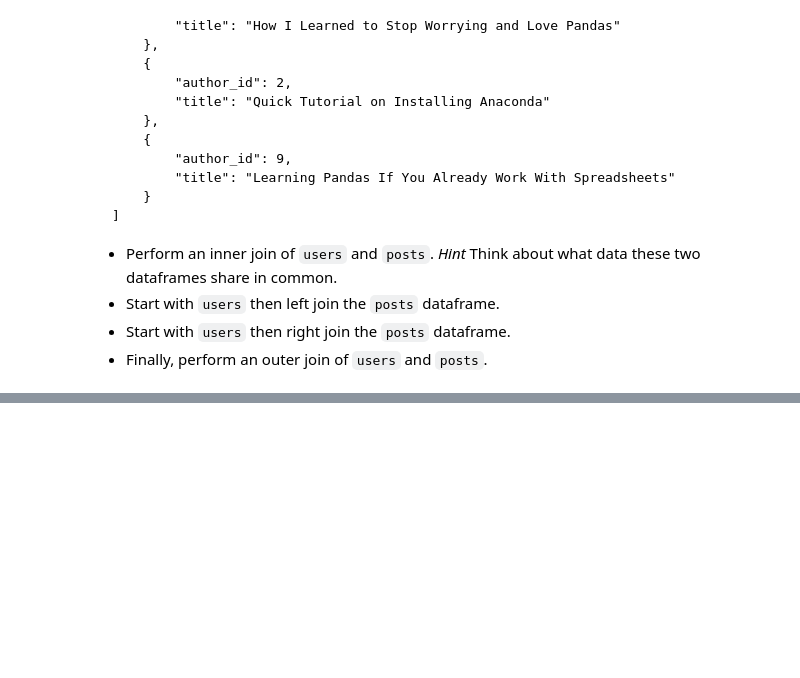
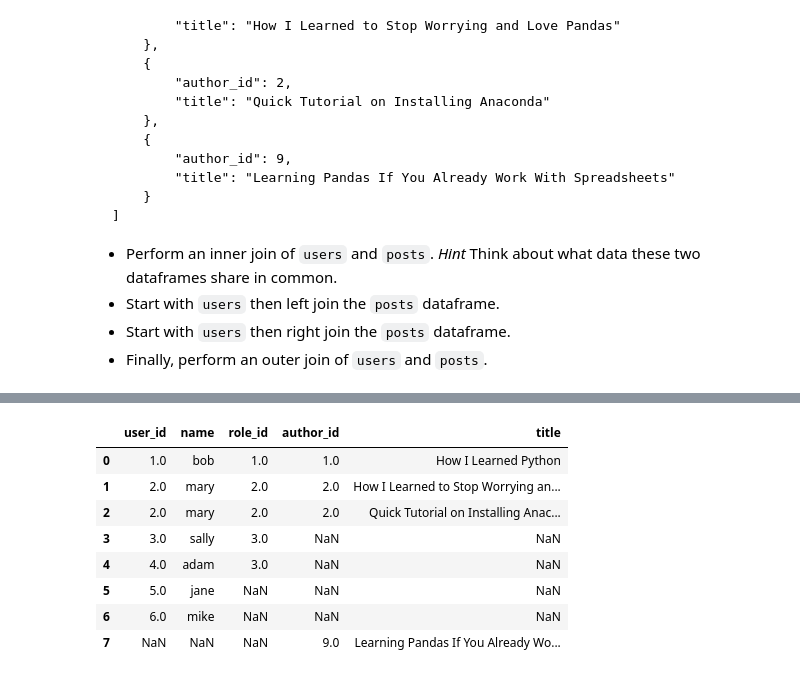
Before and after one commit to RioCasanova/Anaconda-Courses, a Jupyter notebook: intro_to_pandas/intro_advanced_dataframes.ipynb, the cells around one changed output, grey strips where cells are left out. Cells and saved outputs as stored; diff of their text form; code cells hidden in the pictures; blank space fills up the shorter version.

```diff
--- a/intro_to_pandas/intro_advanced_dataframes.ipynb
+++ b/intro_to_pandas/intro_advanced_dataframes.ipynb
@@ -157,2 +281,21 @@ roles.merge(users, on="role_id", how='right')
 # %%
 # Create a `posts` dataframe of the above blog post data
+posts = pd.DataFrame([
+    {
+        "author_id": 1,
+        "title": "How I Learned Python"
+    },
+    {
+        "author_id": 2,
+        "title": "How I Learned to Stop Worrying and Love Pandas"
+    },
+    {
+        "author_id": 2,
+        "title": "Quick Tutorial on Installing Anaconda"
+    },
+    {
+        "author_id": 9,
+        "title": "Learning Pandas If You Already Work With Spreadsheets"
+    }
+])
+posts
@@ -168,2 +338,13 @@ users
 # %%
 # Finally, perform an outer join of `users` and `posts`
+users.merge(posts, left_on='user_id', right_on='author_id', how='outer')
+# %% [output]
+|  | user_id | name | role_id | author_id | title |
+| 0 | 1.0 | bob | 1.0 | 1.0 | How I Learned Python |
+| 1 | 2.0 | mary | 2.0 | 2.0 | How I Learned to Stop Worrying an... |
+| 2 | 2.0 | mary | 2.0 | 2.0 | Quick Tutorial on Installing Anac... |
+| 3 | 3.0 | sally | 3.0 | NaN | NaN |
+| 4 | 4.0 | adam | 3.0 | NaN | NaN |
+| 5 | 5.0 | jane | NaN | NaN | NaN |
+| 6 | 6.0 | mike | NaN | NaN | NaN |
+| 7 | NaN | NaN | NaN | 9.0 | Learning Pandas If You Already Wo... |
```
Also changed, not shown: parts of 23 cells of this notebook, 4 other files.
